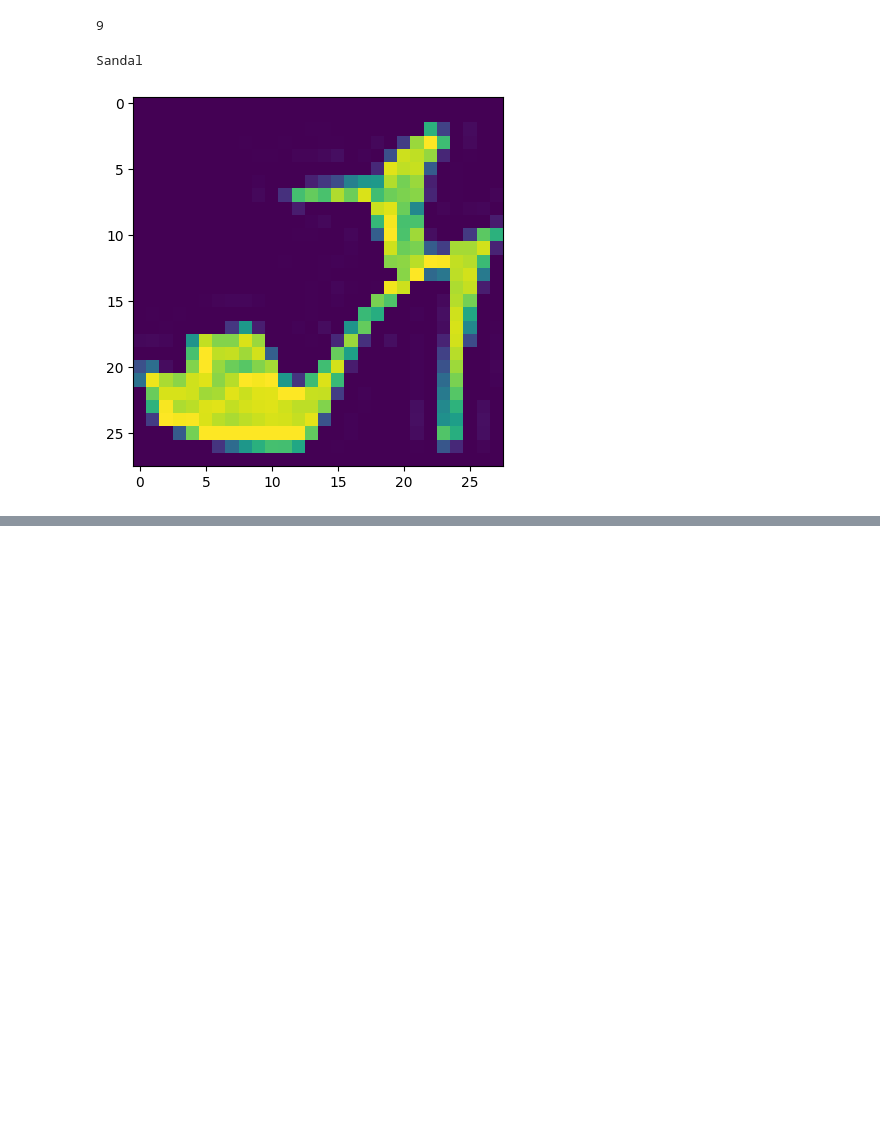
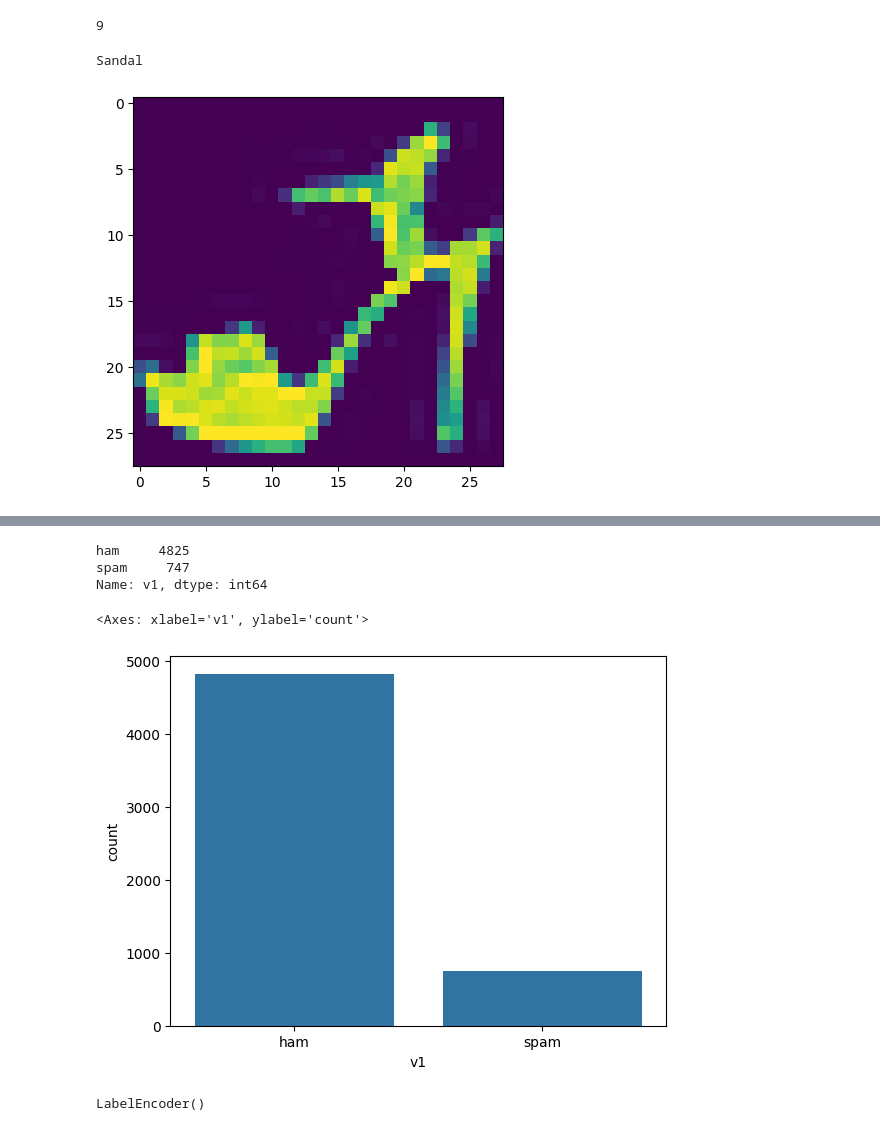
Before and after one commit to Anonymous3017/AI-ML-Training, a Jupyter notebook: Day_15_Ayush_Track_2.ipynb, the cells around one changed output, grey strips where cells are left out. Drawn from its saved outputs; the diff is of its cells as text; code cells hidden in the pictures; blank space fills up the shorter version.

```diff
--- a/Day_15_Ayush_Track_2.ipynb
+++ b/Day_15_Ayush_Track_2.ipynb
@@ -670,0 +694,2 @@ Sneaker
+# %%
+df = pd.read_csv('/content/spam.csv',delimiter=',',encoding='latin-1')
@@ -670,0 +715,2 @@ Sneaker
+# %%
+df.drop(['Unnamed: 2', 'Unnamed: 3', 'Unnamed: 4'], axis=1, inplace = True)
@@ -670,0 +748,11 @@ Sneaker
+# %%
+df.v1.value_counts()
+# %% [output]
+ham     4825
+spam     747
+Name: v1, dtype: int64
+# %%
+sns.countplot(x='v1', data=df)
+# %% [output]
+<Axes: xlabel='v1', ylabel='count'>
+[figure, added]
@@ -670,0 +765,4 @@ Sneaker
+# %%
+le.fit(y)
+# %% [output]
+LabelEncoder()
```
Also changed, not shown: parts of 36 cells of this notebook.
